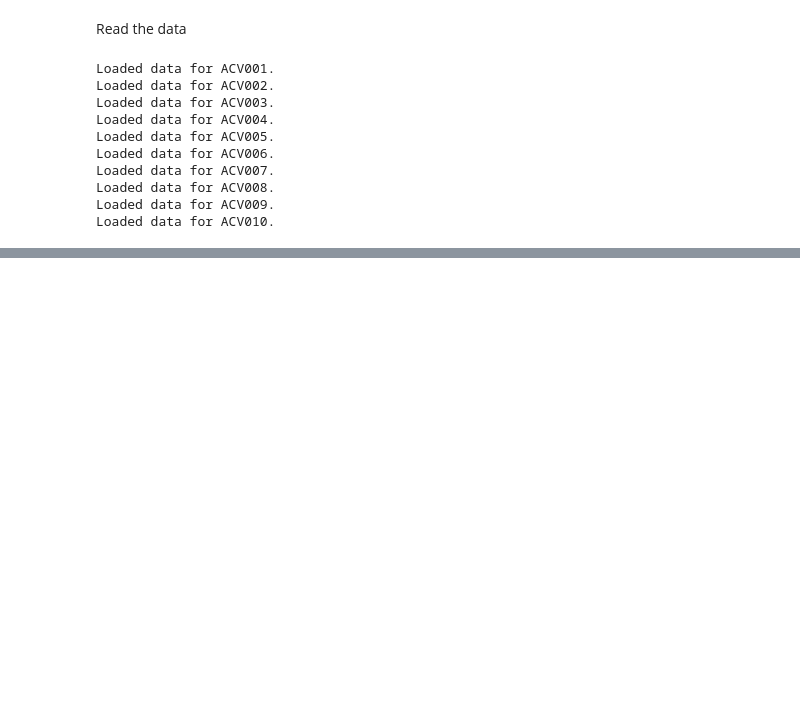
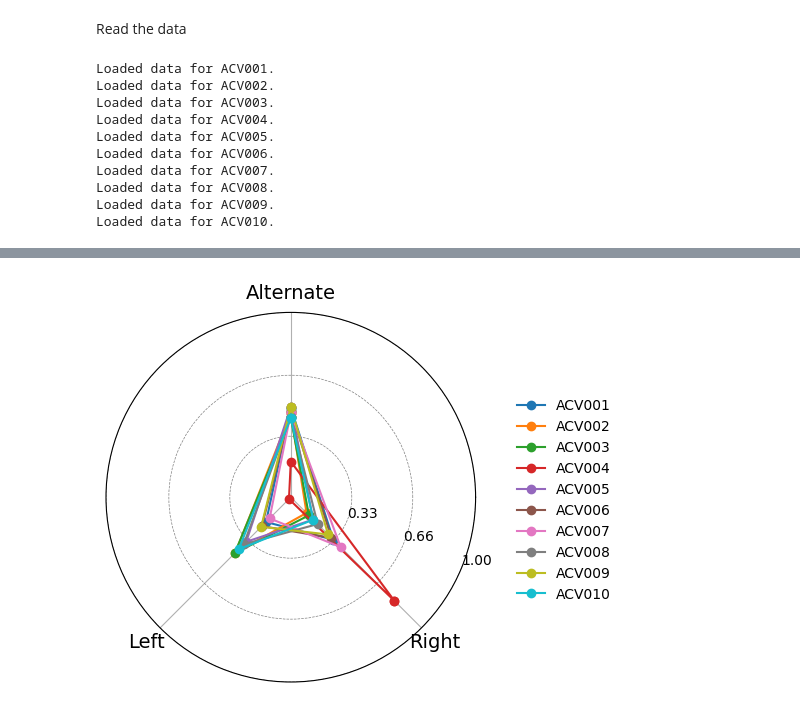
Before and after one commit to LearningCircuitsLab/behavior-analysis-notebooks, a Jupyter notebook: trap2_firstbatch_analysis.ipynb, the cells around one changed output, grey strips where cells are left out. Saved outputs shown, nothing was run; the diff lists cells and outputs as text; code cells hidden in the pictures; blank space fills up the shorter version.

```diff
--- a/trap2_firstbatch_analysis.ipynb
+++ b/trap2_firstbatch_analysis.ipynb
@@ -104,0 +182,56 @@ df
+# %%
+# get a metric to see the bias (including alternation)
+df['bias'] = df.apply(utils.calc_bias, axis=1)
+# %%
+# create a polar plot to see the bias
+# get the bias for each animal
+df_bias = df.groupby(['subject'])['bias'].value_counts().reset_index(name='count')
+# transform the bias to be in the range of 0 to 2pi
+df_bias['bias_angle'] = df_bias['bias'].replace({
+    0: 2 * np.pi / 4,
+    -1: 5 * np.pi / 4,
+    1: 7 * np.pi / 4
+})
+# transform counts into percentages
+df_bias['percentage'] = df_bias['count'] / df_bias.groupby(['subject'])['count'].transform('sum')
+# %%
+
+# Create polar plot
+fig = plt.figure()
+ax = fig.add_subplot(111, polar=True)
+# Plot each subject in a polar plot
+for subject in df_bias['subject'].unique():
+    subject_data = df_bias[df_bias['subject'] == subject]
+
+    # Extract the angles and distances
+    angles = subject_data['bias_angle'].values
+    percentages = subject_data['percentage'].values
+
+    # Close the triangle by repeating the first point
+    angles = np.append(angles, angles[0])
+    percentages = np.append(percentages, percentages[0])
+
+    # Plot the triangle
+    ax.plot(angles, percentages, marker='o', linestyle='-', label=subject)
+
+# Set title and formatting
+# ax.set_title(f"Animal biases", va='bottom', fontsize=16)
+ax.set_rlabel_position(-22.5)  # Adjust label position
+ax.grid(True)
+
+# make the circular 0.33 grid thicker
+ax.yaxis.grid(True, color='gray', linestyle='--', linewidth=0.5)
+# plot the 0.33 grid
+ax.set_yticks([0.33, 0.66, 1.0])
+
+ax.set_xticks([2*np.pi/4, 5*np.pi/4, 7*np.pi/4])
+ax.set_xticklabels(['Alternate', 'Left', 'Right'], fontsize=14)
+
+# Show the legend outside the plot
+plt.legend(loc='upper right', bbox_to_anchor=(1.4, .8), ncol=1)
+# remove border of legend box
+plt.setp(ax.get_legend().get_frame(), linewidth=0)  # Set legend frame color and linewidth
+
+plt.show()
+# %% [output]
+[figure, added]
```
Also changed, not shown: parts of 29 cells of this notebook.
